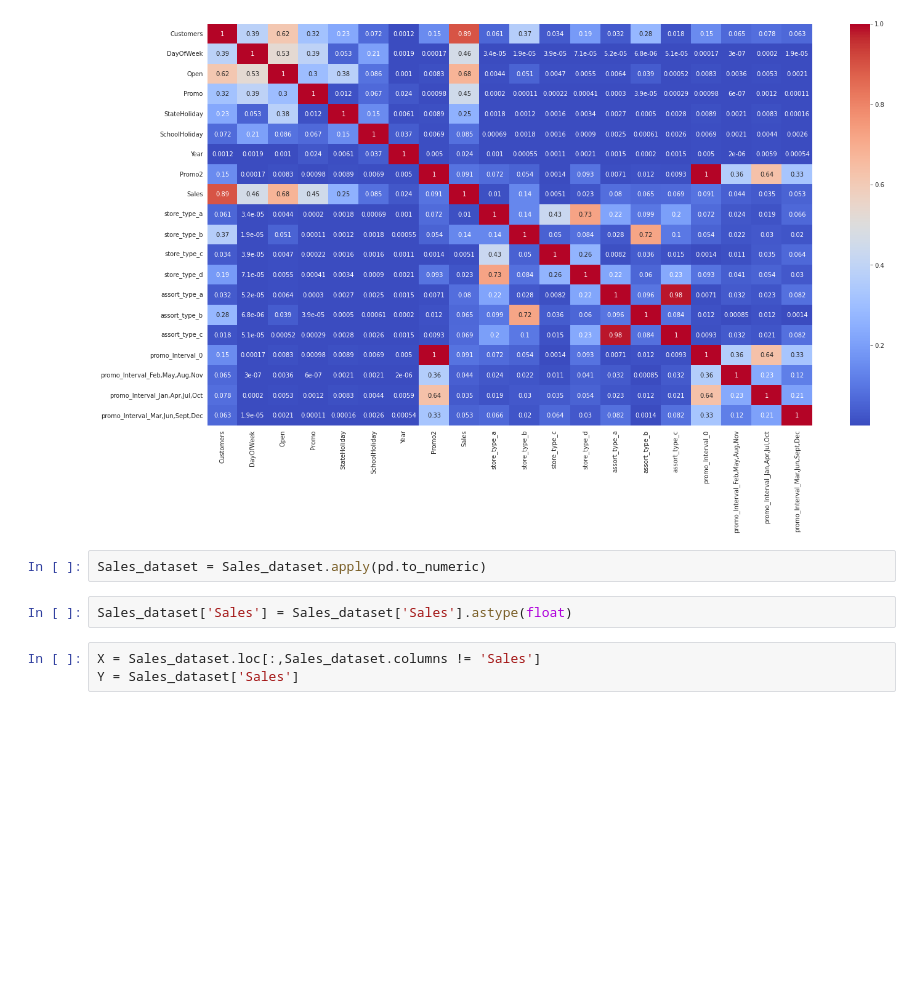
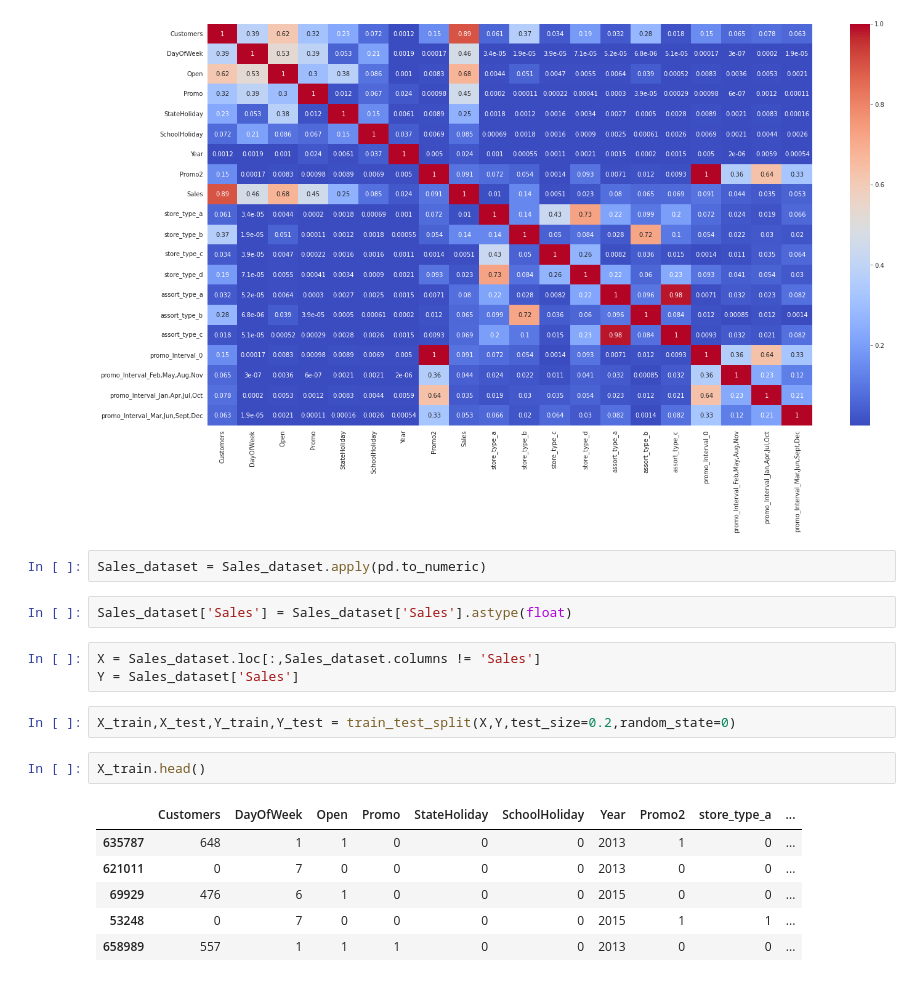
Before and after one commit to Gowthaam-K/Retail_Sales_Prediction, a Jupyter notebook: Gowthaam_Kumarasamy_Retail_Sales_Prediction_Capstone_Project.ipynb, the cells around one changed output. Drawn from its saved outputs; the diff is of its cells as text; blank space fills up the shorter version.

```diff
--- a/Gowthaam_Kumarasamy_Retail_Sales_Prediction_Capstone_Project.ipynb
+++ b/Gowthaam_Kumarasamy_Retail_Sales_Prediction_Capstone_Project.ipynb
@@ -572,3 +572,14 @@ Sales_dataset['Sales'] = Sales_dataset['Sales'].astype(float)
 # %%
 X = Sales_dataset.loc[:,Sales_dataset.columns != 'Sales']
 Y = Sales_dataset['Sales']
+# %%
+X_train,X_test,Y_train,Y_test = train_test_split(X,Y,test_size=0.2,random_state=0)
+# %%
+X_train.head()
+# %% [output]
+|  | Customers | DayOfWeek | Open | Promo | StateHoliday | SchoolHoliday | Year | Promo2 | store_type_a | ... |
+| 635787 | 648 | 1 | 1 | 0 | 0 | 0 | 2013 | 1 | 0 | ... |
+| 621011 | 0 | 7 | 0 | 0 | 0 | 0 | 2013 | 0 | 0 | ... |
+| 69929 | 476 | 6 | 1 | 0 | 0 | 0 | 2015 | 0 | 0 | ... |
+| 53248 | 0 | 7 | 0 | 0 | 0 | 0 | 2015 | 1 | 1 | ... |
+| 658989 | 557 | 1 | 1 | 1 | 0 | 0 | 2013 | 0 | 0 | ... |
```
Also changed, not shown: parts of 28 cells of this notebook.
